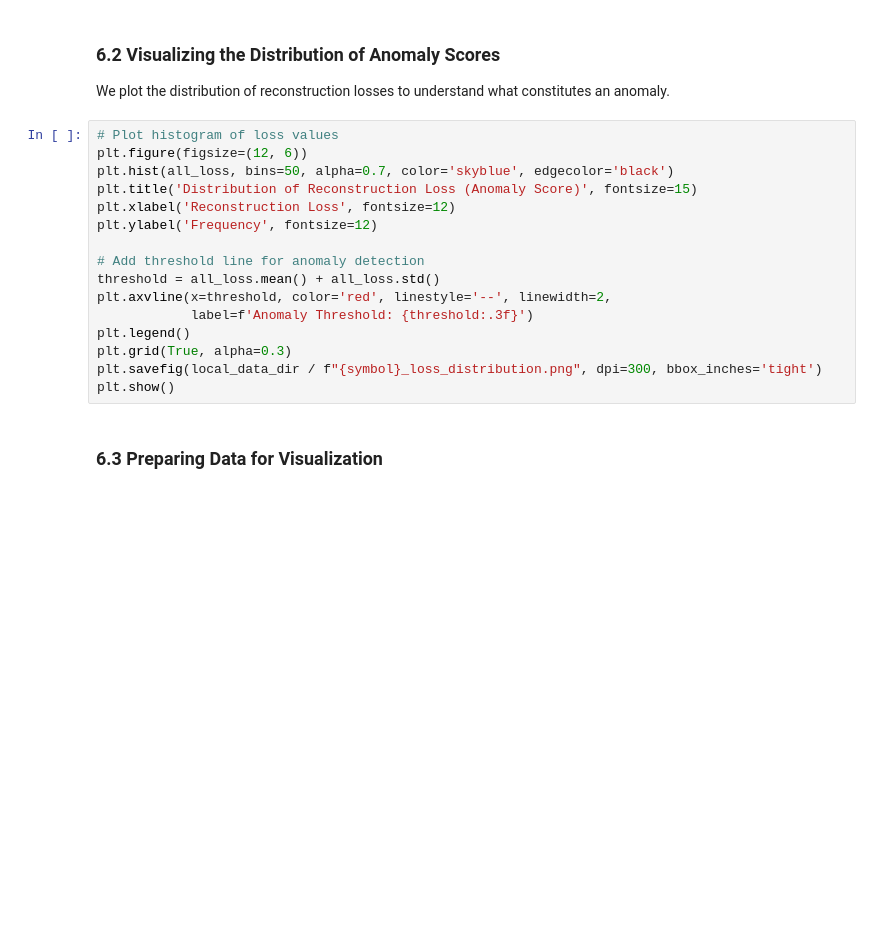
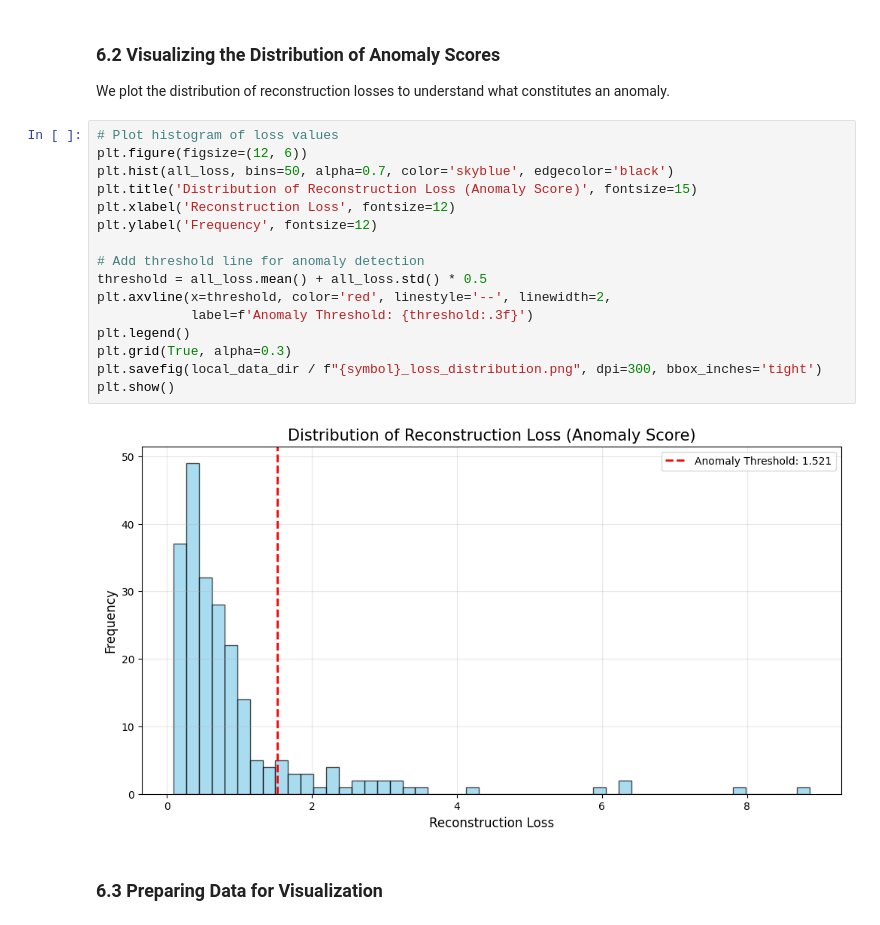
Before and after one commit to sunwasan/abnormally-detection-stock-market, a Jupyter notebook: report.ipynb, the cells around one changed output. Saved outputs shown, nothing was run; the diff lists cells and outputs as text; blank space fills up the shorter version.

```diff
--- a/report.ipynb
+++ b/report.ipynb
@@ -341,19 +465,21 @@ We plot the distribution of reconstruction losses to understand what constitutes
 # %%
 # Plot histogram of loss values
 plt.figure(figsize=(12, 6))
 plt.hist(all_loss, bins=50, alpha=0.7, color='skyblue', edgecolor='black')
 plt.title('Distribution of Reconstruction Loss (Anomaly Score)', fontsize=15)
 plt.xlabel('Reconstruction Loss', fontsize=12)
 plt.ylabel('Frequency', fontsize=12)
 
 # Add threshold line for anomaly detection
-threshold = all_loss.mean() + all_loss.std()
+threshold = all_loss.mean() + all_loss.std() * 0.5
 plt.axvline(x=threshold, color='red', linestyle='--', linewidth=2,
             label=f'Anomaly Threshold: {threshold:.3f}')
 plt.legend()
 plt.grid(True, alpha=0.3)
 plt.savefig(local_data_dir / f"{symbol}_loss_distribution.png", dpi=300, bbox_inches='tight')
 plt.show()
+# %% [output]
+[figure, added]
 # %% [markdown]
 ### 6.3 Preparing Data for Visualization
 # %%
```
Also changed, not shown: parts of 14 cells of this notebook, 1 other file.
